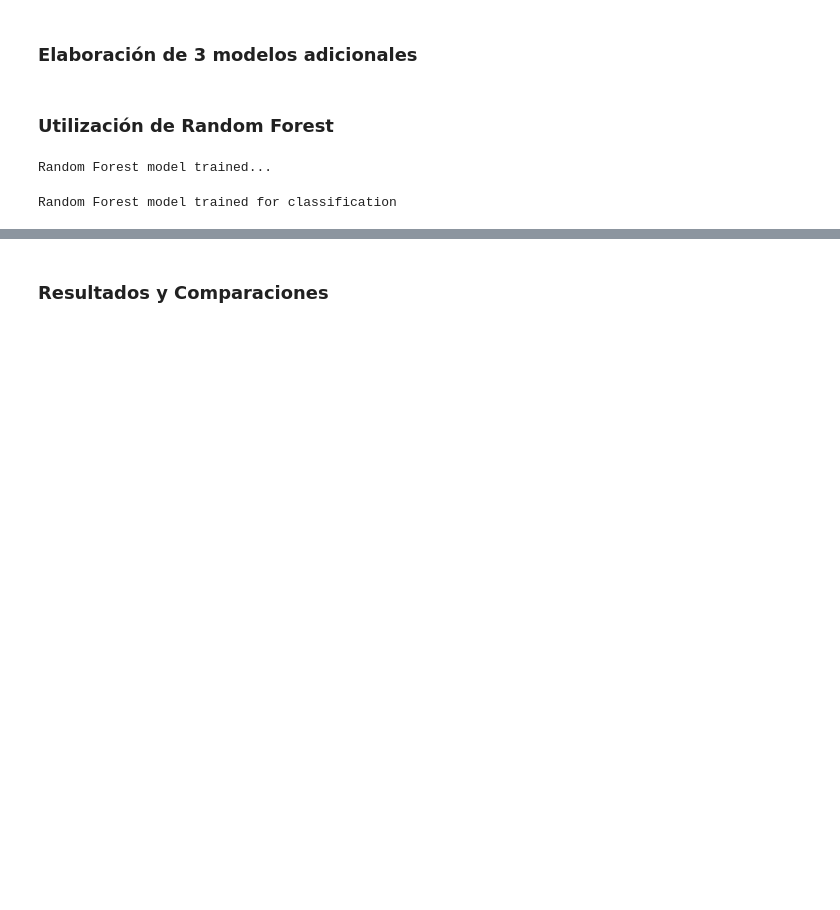
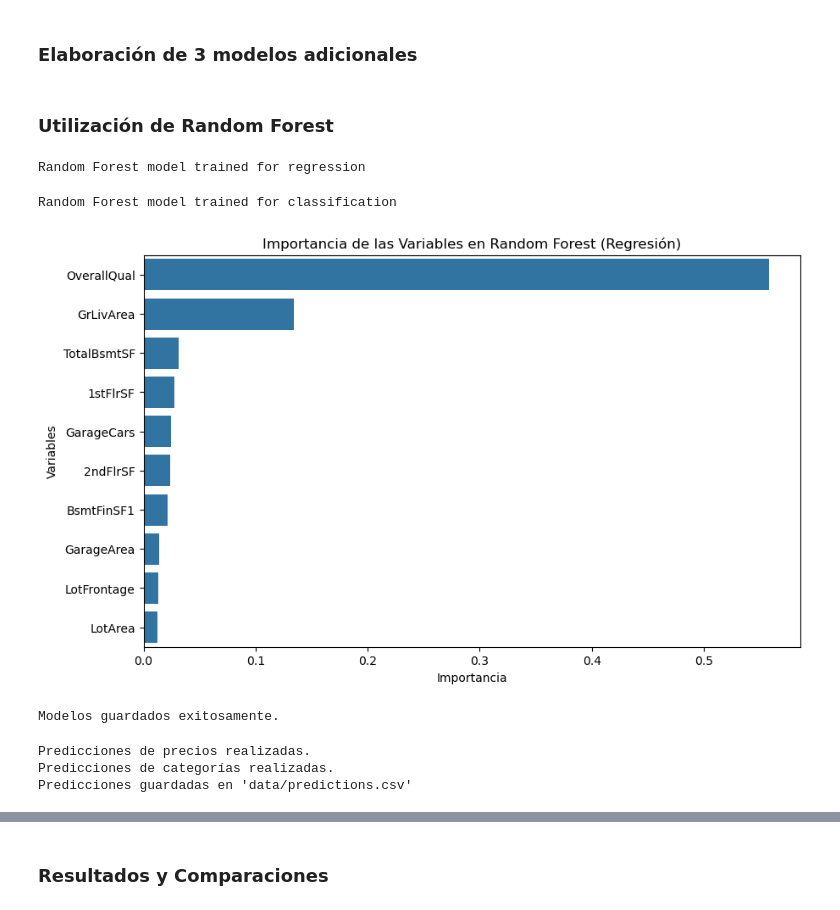
Before and after one commit to tsc221645/CC_3074_Proyecto_2, a Jupyter notebook: secondary_analysis.ipynb, the cells around one changed output, grey strips where cells are left out. Drawn from its saved outputs; the diff is of its cells as text; code cells hidden in the pictures; blank space fills up the shorter version.

Commit message:
fix: correccion random forest

```diff
--- a/secondary_analysis.ipynb
+++ b/secondary_analysis.ipynb
@@ -365,19 +360,74 @@ y_clf = df["price_category"] #Variable objetivo para realizar la clasificacion
+# %%
+
+df_test = df.sample(frac=0.2, random_state=50)
+df_train = df.drop(df_test.index)
+columns_to_drop = ["SalePrice", "price_category"]
+
+# Verificar qué columnas existen en el dataset antes de eliminarlas
+existing_columns = [col for col in columns_to_drop if col in df_train.columns]
+
+# Crear variables predictoras (X) y objetivos (y)
+X_train = df_train.drop(columns=existing_columns)  # Variables predictoras
+y_reg = df_train["SalePrice"] if "SalePrice" in df_train.columns else None  # Objetivo de regresión
+y_clf = df_train["price_category"] if "price_category" in df_train.columns else None  # Objetivo de clasificación
 # %%
 rf_regressor = RandomForestRegressor(n_estimators=100, random_state=42)
-rf_regressor.fit(X, y_reg)
+rf_regressor.fit(X_train, y_reg)
 print("Random Forest model trained for regression")
 # %% [output]
-Random Forest model trained...
+Random Forest model trained for regression
 # %%
 rf_classifier = RandomForestClassifier(n_estimators=100, random_state=42)
-rf_classifier.fit(X, y_clf)
+rf_classifier.fit(X_train, y_clf)
 print("Random Forest model trained for classification")
 # %% [output]
 Random Forest model trained for classification
 # %%
+
 importances = rf_regressor.feature_importances_
-feature_names = X.columns
+feature_names = X_train.columns
+importance_df = pd.DataFrame({"Feature": feature_names, "Importance": importances})
+importance_df = importance_df[importance_df["Importance"] > 0.01]
+importance_df = importance_df.sort_values(by="Importance", ascending=False)
 plt.figure(figsize=(10, 6))
-sns.barplot(x=importances, y=feature_names)
+sns.barplot(x=importance_df["Importance"], y=importance_df["Feature"])
 plt.title("Importancia de las Variables en Random Forest (Regresión)")
+plt.xlabel("Importancia")
+plt.ylabel("Variables")
 plt.show()
+# %% [output]
+[figure, added]
+# %%
+import joblib
+joblib.dump(rf_regressor, "random_forest_regressor.pkl")
+joblib.dump(rf_classifier, "random_forest_classifier.pkl")
+print("Modelos guardados exitosamente.")
+# %% [output]
+Modelos guardados exitosamente.
+# %%
+# Cargar modelos entrenados
+rf_regressor = joblib.load("random_forest_regressor.pkl")
+rf_classifier = joblib.load("random_forest_classifier.pkl")
+
+existing_columns_test = [col for col in columns_to_drop if col in df_test.columns]
+
+# Crear X_test con las mismas columnas que X_train
+X_test = df_test.drop(columns=existing_columns_test, errors="ignore")
+if "SalePrice" in df.columns:
+    pred_reg = rf_regressor.predict(X_test)  # Predicción de precios
+    df_test["Predicted_SalePrice"] = pred_reg
+    print("Predicciones de precios realizadas.")
+
+if "price_category" in df.columns:
+    pred_clf = rf_classifier.predict(X_test)  # Predicción de categorías
+    df_test["Predicted_Category"] = pred_clf
+    print("Predicciones de categorías realizadas.")
+
+# Guardar el DataFrame con las predicciones
+df_test.to_csv("data/predictions.csv", index=False)
+
+print("Predicciones guardadas en 'data/predictions.csv'")
+# %% [output]
+Predicciones de precios realizadas.
+Predicciones de categorías realizadas.
+Predicciones guardadas en 'data/predictions.csv'
```
Also changed, not shown: parts of 6 cells of this notebook, 3 other files.
